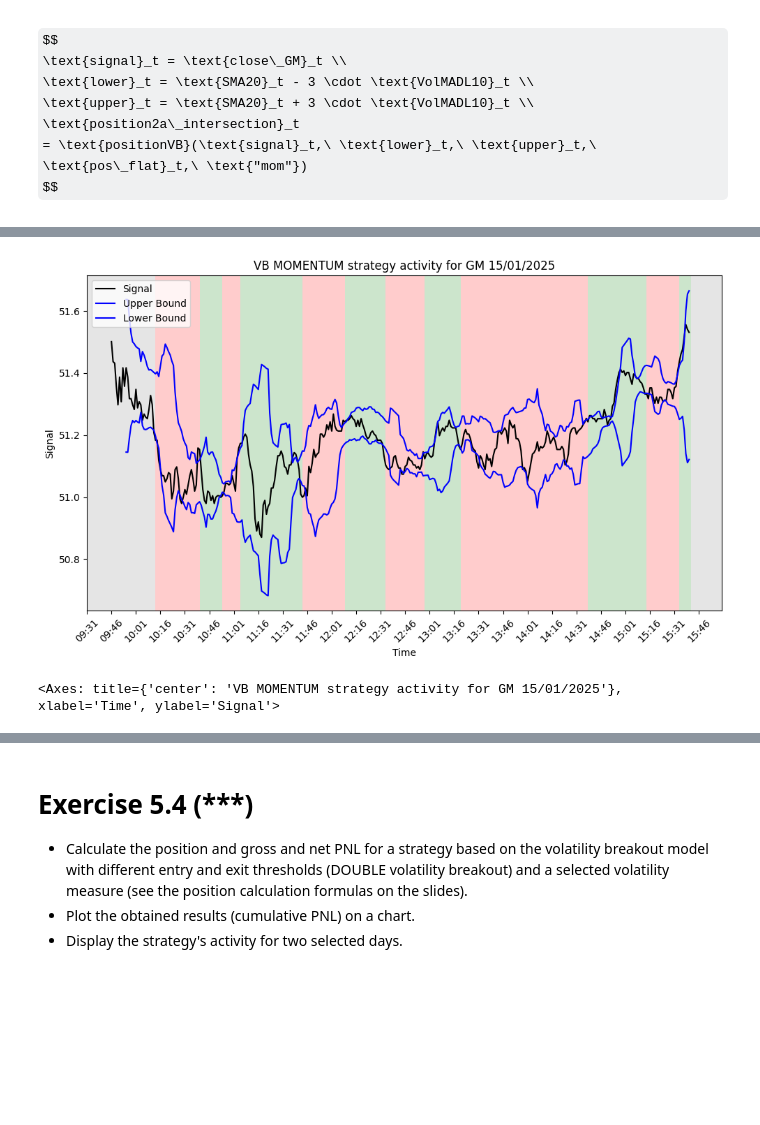
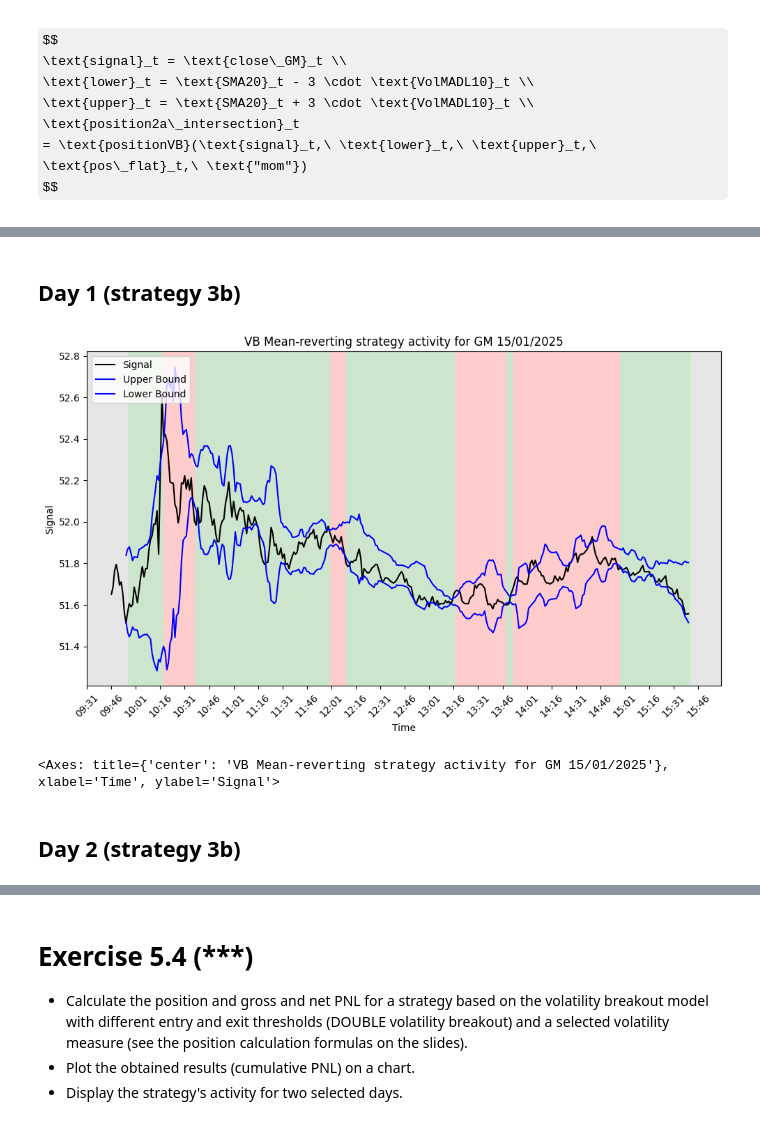
Before and after one commit to Shahahaha11/HFT-WNE, a Jupyter notebook: 05/HFD_05.ipynb, the cells around one changed output, grey strips where cells are left out. Drawn from its saved outputs; the diff is of its cells as text; code cells hidden in the pictures; some formulas as TeX source; blank space fills up the shorter version.

```diff
--- a/05/HFD_05.ipynb
+++ b/05/HFD_05.ipynb
@@ -339,8 +340,11 @@ dataUSA_GM_GE['position_2a'] = np.where(
         lagprice_nonmiss & lagsmed5_nonmiss & lagsmed20_nonmiss,
         cond2a_med_intr,
         np.nan)
+dataUSA_GM_GE['position_2b'] = np.where(
+        lagprice_nonmiss & lagsmed5_nonmiss & lagsmed20_nonmiss,
+        cond2b_med_intr,
+        np.nan)
 
-# 2) turn that into held position
 dataUSA_GM_GE.iloc[180:190,]
 # %% [output]
 |  | close_GM | close_GE | close_GM_EMA10 | med_short | med_long | vol_mad10 | close_GM_SMA20 | position1_mom | ... |
@@ -359,12 +363,17 @@ dataUSA_GM_GE.iloc[180:190,]
 # setting the starting and ending times
 dataUSA_GM_GE.loc[dataUSA_GM_GE.between_time("09:30", "09:45").index,['position_2a']] = 0
 dataUSA_GM_GE.loc[dataUSA_GM_GE.between_time("15:40", "16:00").index,['position_2a']] = 0
+dataUSA_GM_GE.loc[dataUSA_GM_GE.between_time("09:30", "09:45").index,['position_2b']] = 0
+dataUSA_GM_GE.loc[dataUSA_GM_GE.between_time("15:40", "16:00").index,['position_2b']] = 0
 # %%
 # Gross PnL and net PnL
 dataUSA_GM_GE['pnl_gross_2a'] = (dataUSA_GM_GE['close_GM'].diff() * dataUSA_GM_GE['position_2a'])
+dataUSA_GM_GE['pnl_gross_2b'] = (dataUSA_GM_GE['close_GM'].diff() * dataUSA_GM_GE['position_2b'])
 
 dataUSA_GM_GE['pnl_gross_2a'] = dataUSA_GM_GE['pnl_gross_2a'].fillna(0)
+dataUSA_GM_GE['pnl_gross_2b'] = dataUSA_GM_GE['pnl_gross_2b'].fillna(0)
 
 
 dataUSA_GM_GE['ntrans2'] = dataUSA_GM_GE['position_2a'].diff().abs()
-dataUSA_GM_GE['pnl_net_2a'] = (dataUSA_GM_GE['pnl_gross_2a'] - 1.5 * dataUSA_GM_GE['ntrans2'])
+dataUSA_GM_GE['pnl_net2a'] = (dataUSA_GM_GE['pnl_gross_2a'] - 1.5 * dataUSA_GM_GE['ntrans2'])
+dataUSA_GM_GE['pnl_net2b'] = (dataUSA_GM_GE['pnl_gross_2b'] - 1.5 * dataUSA_GM_GE['ntrans2'])
@@ -446,7 +506,8 @@ pos_flat = np.zeros(len(dataUSA_GM_GE))
 pos_flat[(dataUSA_GM_GE.index.time >= pd.to_datetime('15:41').time())] = 1
 pos_flat[(dataUSA_GM_GE.index.time <= pd.to_datetime('09:31').time())] = 1
 
-dataUSA_GM_GE['position_2a_vb'] = positionVB(
+# Defining strategy 3a based on volatility bands . Momentum based
+dataUSA_GM_GE['position3a_vb'] = positionVB(
     signal = dataUSA_GM_GE['close_GM'],  # AAPL price is the signal
     lower = dataUSA_GM_GE['close_GM_SMA20'] - dataUSA_GM_GE['vol_mad10'] * 3,  # lower threshold
     upper = dataUSA_GM_GE['close_GM_SMA20'] + dataUSA_GM_GE['vol_mad10'] * 3,  # upper threshold
@@ -455,17 +516,17 @@ dataUSA_GM_GE['position_2a_vb'] = positionVB(
 )
 
 
-# SET LOWER AND UPPER BOUNDS FORT COLUMNS
+# SET LOWER AND UPPER BOUNDS FOR COLUMNS
 dataUSA_GM_GE['close_GM_VB_lower'] = (dataUSA_GM_GE['close_GM_SMA20'] - dataUSA_GM_GE['vol_mad10'] * 3)
+dataUSA_GM_GE['close_GM_VB_upper'] = (dataUSA_GM_GE['close_GM_SMA20'] + dataUSA_GM_GE['vol_mad10'] * 3)
 
-dataUSA_GM_GE['close_GM_VB_upper'] = (dataUSA_GM_GE['close_GM_SMA20'] + dataUSA_GM_GE['vol_mad10'] * 3)
 plot_positions_vb(
     data_plot = dataUSA_GM_GE, # DataFrame with DatetimeIndex
     date_plot = '2025-01-15',      # Date as string 'YYYY-MM-DD'
     col_signal = 'close_GM',      # column with price
     col_lower = 'close_GM_VB_lower',  # lower threshold
     col_upper = 'close_GM_VB_upper',  # upper threshold
-    col_pos = 'position_2a_vb',     # column with position (-1, 0, 1)
+    col_pos = 'position3a_vb',     # column with position (1, 0, -1)
     title = 'VB MOMENTUM strategy activity for GM 15/01/2025')
 # %% [output]
 [figure]
@@ -481,12 +556,25 @@ $$
+# %% [markdown]
+## Day 1 (strategy 3b)
 # %%
+# Defining strategy 3b based on volatility bands. Mean-reverting based
+dataUSA_GM_GE['position_3b_vb'] = positionVB(
+    signal = dataUSA_GM_GE['close_GM'],  # AAPL price is the signal
+    lower = dataUSA_GM_GE['close_GM_SMA20'] - dataUSA_GM_GE['vol_mad10'] * 3,  # lower threshold
+    upper = dataUSA_GM_GE['close_GM_SMA20'] + dataUSA_GM_GE['vol_mad10'] * 3,  # upper threshold
+    pos_flat = pos_flat,  # flat position vector
+    strategy = 'mr'  #
+)
+
 plot_positions_vb(
     data_plot = dataUSA_GM_GE, # DataFrame with DatetimeIndex
-    date_plot = '2025-01-16',      # Date as string 'YYYY-MM-DD'
+    date_plot = '2025-01-15',      # Date as string 'YYYY-MM-DD'
     col_signal = 'close_GM',      # column with price
     col_lower = 'close_GM_VB_lower',  # lower threshold
     col_upper = 'close_GM_VB_upper',  # upper threshold
-    col_pos = 'position_2a_vb',     # column with position (-1, 0, 1)
-    title = 'VB MOMENTUM strategy activity for GM 15/01/2025')
+    col_pos = 'position_3b_vb',     # column with position (-1, 0, 1)
+    title = 'VB Mean-reverting strategy activity for GM 15/01/2025')
 # %% [output]
-[figure, old version]
+[figure, new version]
-<Axes: title={'center': 'VB MOMENTUM strategy activity for GM 15/01/2025'}, xlabel='Time', ylabel='Signal'>
+<Axes: title={'center': 'VB Mean-reverting strategy activity for GM 15/01/2025'}, xlabel='Time', ylabel='Signal'>
+# %% [markdown]
+## Day 2 (strategy 3b)
```
Also changed, not shown: parts of 22 cells of this notebook, 2 other files.
